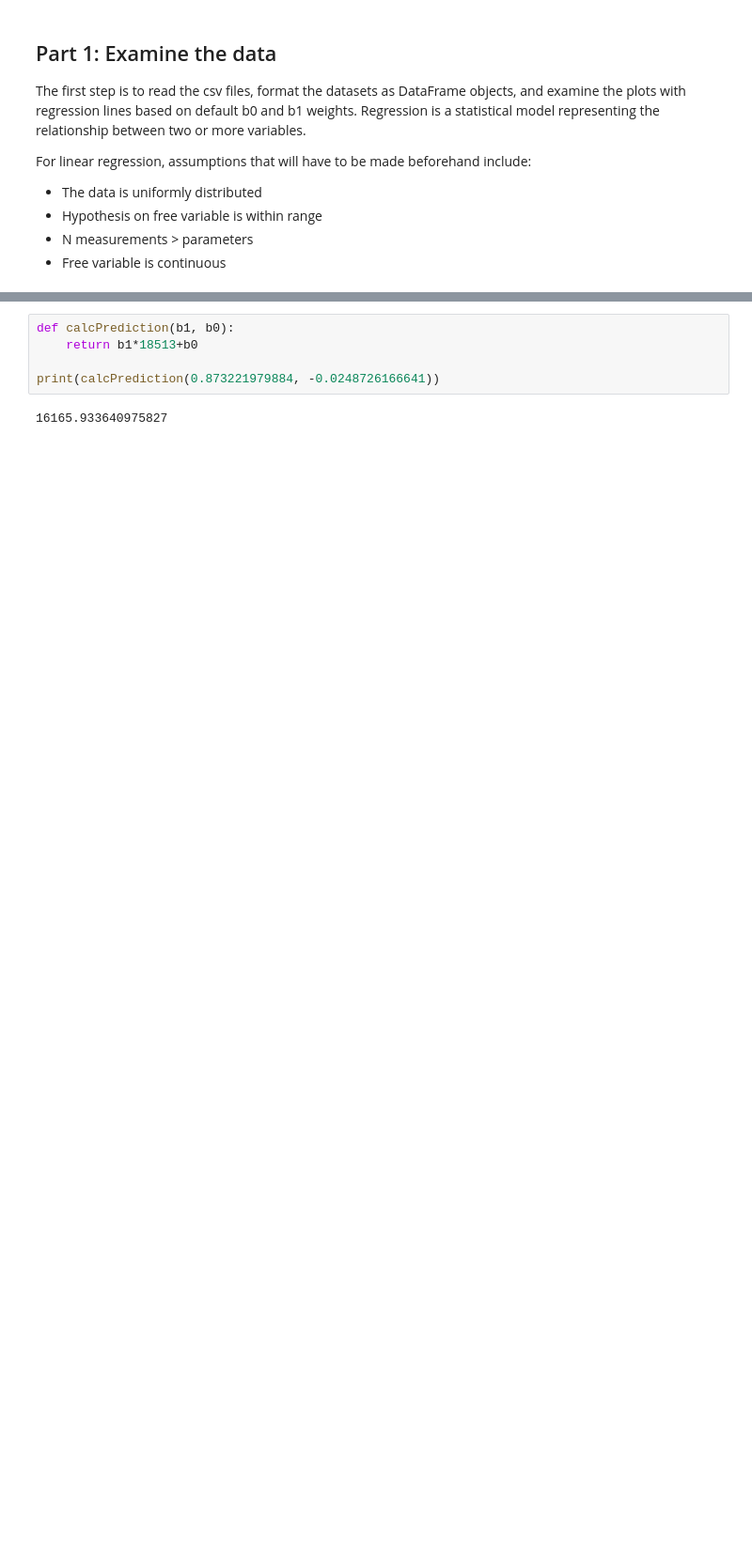
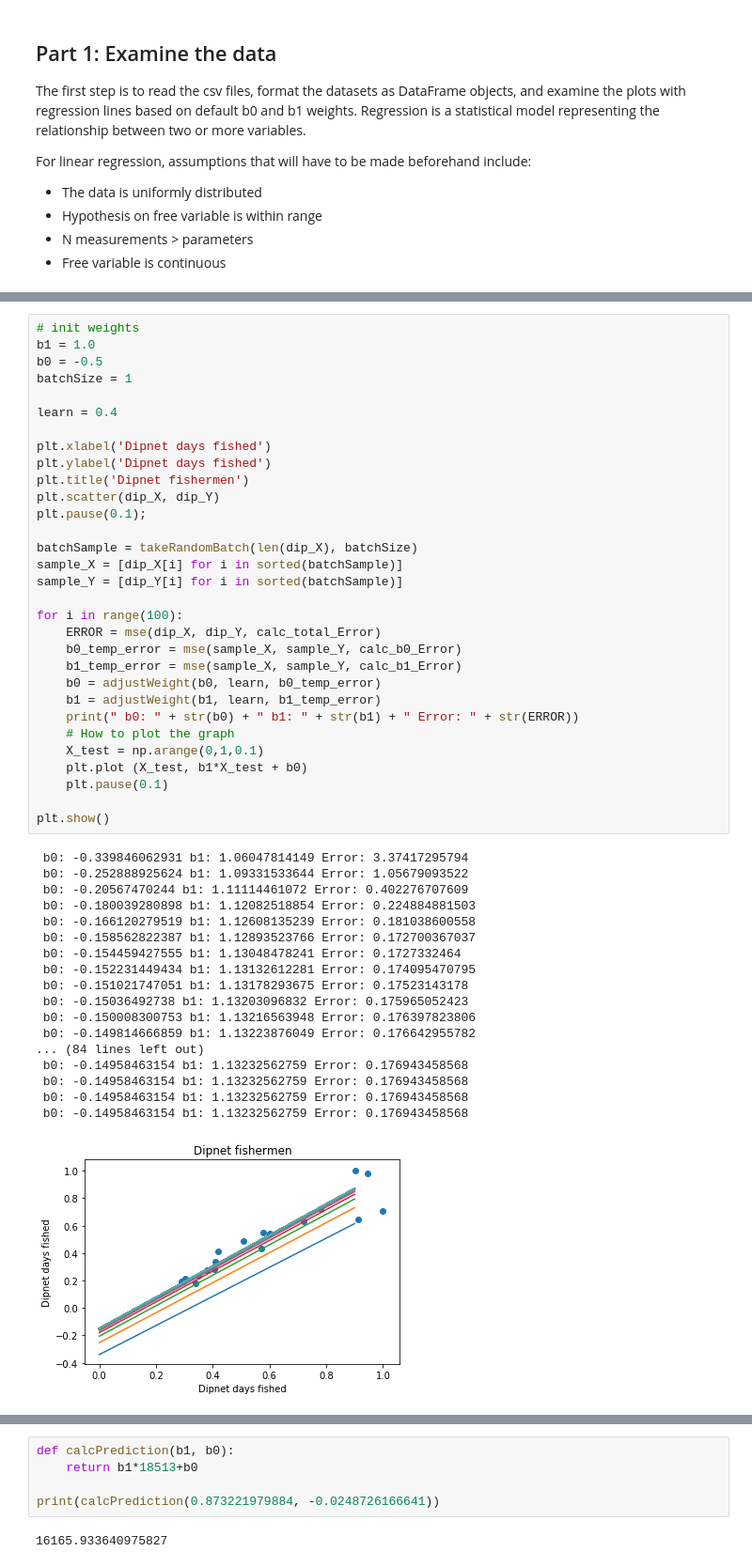
Before and after one commit to NguyenDa18/MachineLearning_HW1, a Jupyter notebook: HW1_pt1_fishery-dip.ipynb, the cells around one changed output, grey strips where cells are left out. Shown at 94% size. Saved outputs shown, nothing was run; the diff lists cells and outputs as text; blank space fills up the shorter version.

```diff
--- a/HW1_pt1_fishery-dip.ipynb
+++ b/HW1_pt1_fishery-dip.ipynb
@@ -93,0 +131,50 @@ plt.ylim(0, max(dip_Y))
+# %%
+# init weights
+b1 = 1.0
+b0 = -0.5
+batchSize = 1
+
+learn = 0.4
+
+plt.xlabel('Dipnet days fished')
+plt.ylabel('Dipnet days fished')
+plt.title('Dipnet fishermen')
+plt.scatter(dip_X, dip_Y)
+plt.pause(0.1);
+
+batchSample = takeRandomBatch(len(dip_X), batchSize)
+sample_X = [dip_X[i] for i in sorted(batchSample)]
+sample_Y = [dip_Y[i] for i in sorted(batchSample)]
+
+for i in range(100):
+    ERROR = mse(dip_X, dip_Y, calc_total_Error)
+    b0_temp_error = mse(sample_X, sample_Y, calc_b0_Error)
+    b1_temp_error = mse(sample_X, sample_Y, calc_b1_Error)
+    b0 = adjustWeight(b0, learn, b0_temp_error)
+    b1 = adjustWeight(b1, learn, b1_temp_error)
+    print(" b0: " + str(b0) + " b1: " + str(b1) + " Error: " + str(ERROR))
+    # How to plot the graph
+    X_test = np.arange(0,1,0.1)
+    plt.plot (X_test, b1*X_test + b0)
+    plt.pause(0.1)
+
+plt.show()
+# %% [output]
+ b0: -0.339846062931 b1: 1.06047814149 Error: 3.37417295794
+ b0: -0.252888925624 b1: 1.09331533644 Error: 1.05679093522
+ b0: -0.20567470244 b1: 1.11114461072 Error: 0.402276707609
+ b0: -0.180039280898 b1: 1.12082518854 Error: 0.224884881503
+ b0: -0.166120279519 b1: 1.12608135239 Error: 0.181038600558
+ b0: -0.158562822387 b1: 1.12893523766 Error: 0.172700367037
+ b0: -0.154459427555 b1: 1.13048478241 Error: 0.1727332464
+ b0: -0.152231449434 b1: 1.13132612281 Error: 0.174095470795
+ b0: -0.151021747051 b1: 1.13178293675 Error: 0.17523143178
+ b0: -0.15036492738 b1: 1.13203096832 Error: 0.175965052423
+ b0: -0.150008300753 b1: 1.13216563948 Error: 0.176397823806
+ b0: -0.149814666859 b1: 1.13223876049 Error: 0.176642955782
+... (84 lines left out)
+ b0: -0.14958463154 b1: 1.13232562759 Error: 0.176943458568
+ b0: -0.14958463154 b1: 1.13232562759 Error: 0.176943458568
+ b0: -0.14958463154 b1: 1.13232562759 Error: 0.176943458568
+ b0: -0.14958463154 b1: 1.13232562759 Error: 0.176943458568
+[figure, added]
```
Also changed, not shown: parts of 9 cells of this notebook, 4 other files.
